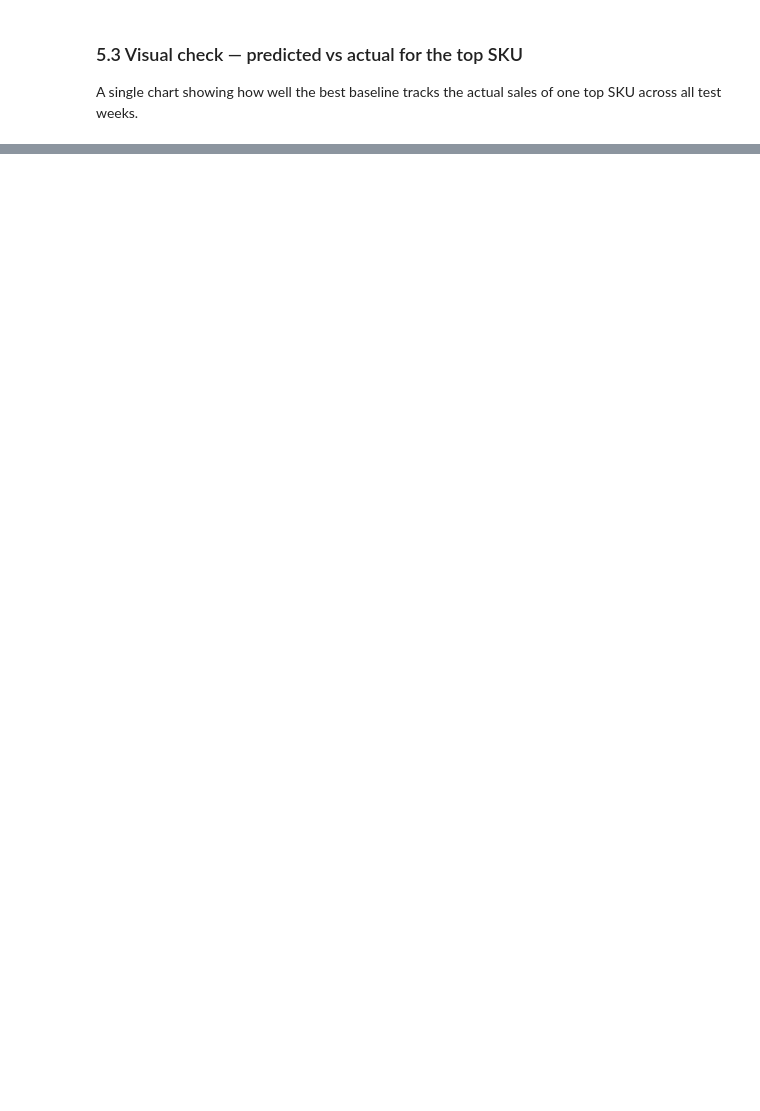
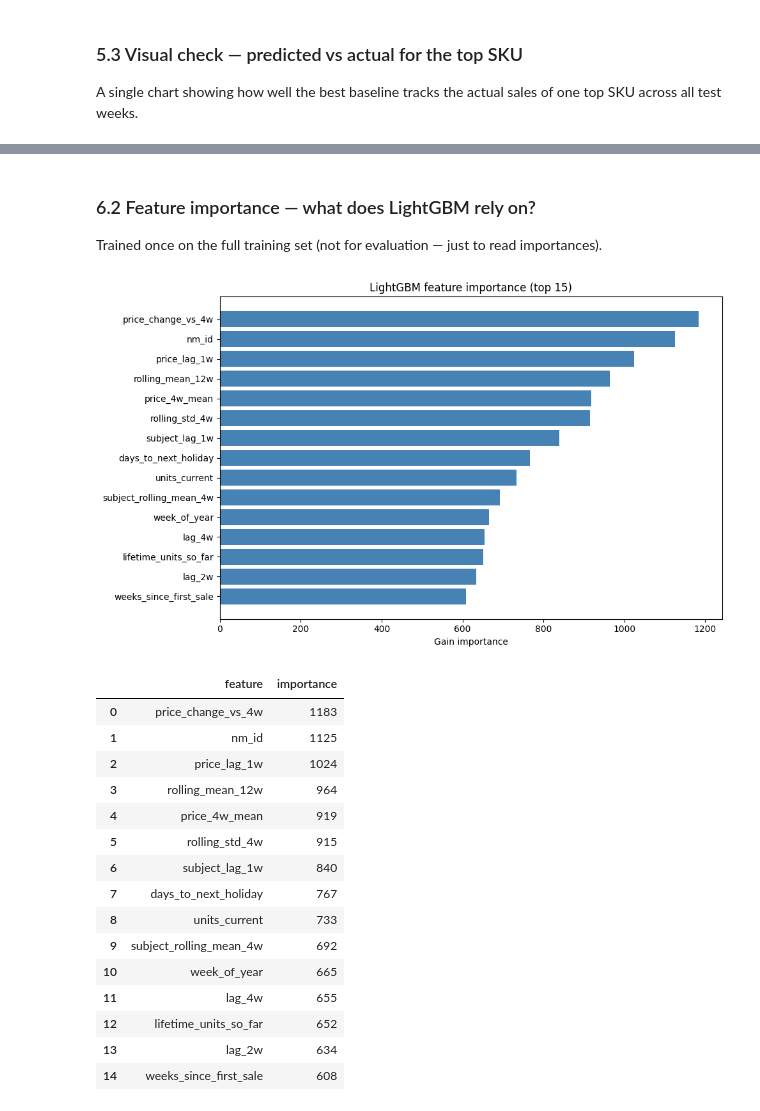
Before and after one commit to scheherazadeee/wb_logistics_support, a Jupyter notebook: notebooks/project_report.ipynb, the cells around one changed output, grey strips where cells are left out. Cells and saved outputs as stored; diff of their text form; code cells hidden in the pictures; blank space fills up the shorter version.

```diff
--- a/notebooks/project_report.ipynb
+++ b/notebooks/project_report.ipynb
@@ -758,0 +918,42 @@ plt.show()
+# %% [markdown]
+### 6.2 Feature importance — what does LightGBM rely on?
+
+Trained once on the full training set (not for evaluation — just to read importances).
+# %%
+# Inspect what the model relies on
+train_rows = features[features["train_mask"]]
+feat_cols = [c for c in train_rows.columns
+             if c not in {"sa_name", "subject_name", "brand_name",
+                          "target_units", "train_mask"}]
+
+inspect_model = LightGBMModel()
+inspect_model.fit(train_rows[feat_cols], train_rows["target_units"])
+
+fi = inspect_model.feature_importance()
+
+fig, ax = plt.subplots(figsize=(10, 6))
+ax.barh(fi["feature"][:15][::-1], fi["importance"][:15][::-1], color="steelblue")
+ax.set_xlabel("Gain importance")
+ax.set_title("LightGBM feature importance (top 15)")
+plt.tight_layout()
+plt.show()
+
+fi.head(15)
+# %% [output]
+[figure, added]
+|  | feature | importance |
+| 0 | price_change_vs_4w | 1183 |
+| 1 | nm_id | 1125 |
+| 2 | price_lag_1w | 1024 |
+| 3 | rolling_mean_12w | 964 |
+| 4 | price_4w_mean | 919 |
+| 5 | rolling_std_4w | 915 |
+| 6 | subject_lag_1w | 840 |
+| 7 | days_to_next_holiday | 767 |
+| 8 | units_current | 733 |
+| 9 | subject_rolling_mean_4w | 692 |
+| 10 | week_of_year | 665 |
+| 11 | lag_4w | 655 |
+| 12 | lifetime_units_so_far | 652 |
+| 13 | lag_2w | 634 |
+| 14 | weeks_since_first_sale | 608 |
```
Also changed, not shown: parts of 48 cells of this notebook, 1 other file.
